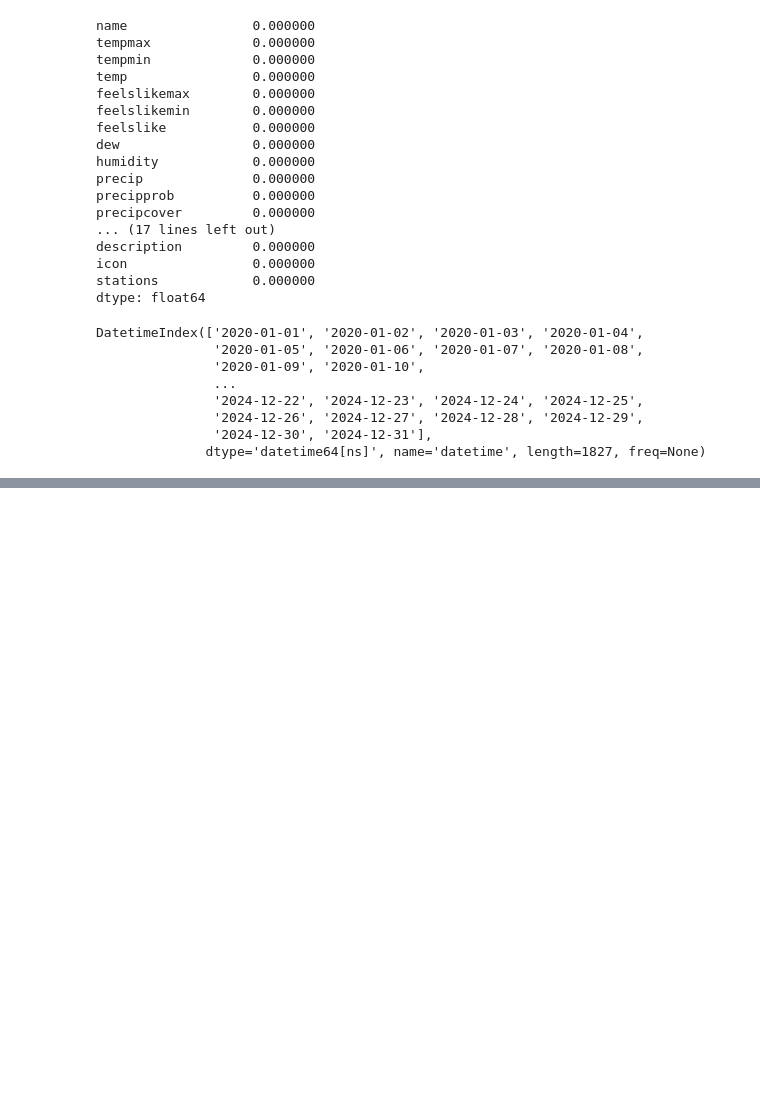
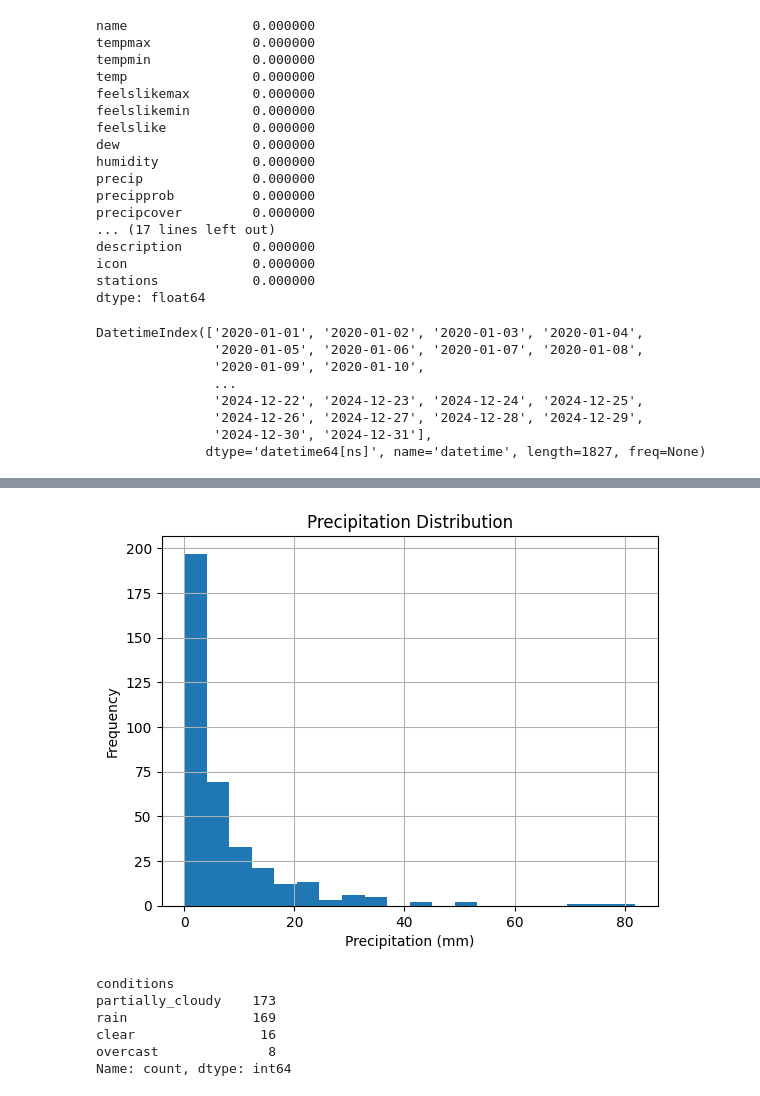
Before and after one commit to caleb-mwasikira/weather_prediction, a Jupyter notebook: weather_prediction.ipynb, the cells around one changed output, grey strips where cells are left out. Drawn from its saved outputs; the diff is of its cells as text; code cells hidden in the pictures; blank space fills up the shorter version.

```diff
--- a/weather_prediction.ipynb
+++ b/weather_prediction.ipynb
@@ -42,0 +45,28 @@ memory usage: 471.0+ KB
+# %%
+def clean_string_column(df, column_name):
+    """
+    Reformats a string column in a Pandas DataFrame:
+    - Removes all whitespace.
+    - Removes all commas.
+    - Converts to lowercase.
+    - Replaces remaining spaces (if any after initial cleanup) with underscores.
+
+    Args:
+        df (pd.DataFrame): The input DataFrame.
+        column_name (str): The name of the column to clean.
+
+    Returns:
+        pd.DataFrame: The DataFrame with the cleaned column.
+    """
+    # Ensure the column is of string type to apply string methods
+    df[column_name] = df[column_name].astype(str)
+
+    df[column_name] = df[column_name].str.replace(r'\s+', '_', regex=True)
+    df[column_name] = df[column_name].str.replace(',', '')
+    df[column_name] = df[column_name].str.lower()
+    df[column_name] = df[column_name].str.replace(' ', '_')
+
+    return df
+
+weather = clean_string_column(weather.copy(), "conditions")
+weather["conditions"].unique()
@@ -93,0 +150,31 @@ weather_2020
+# %%
+# Plot a histogram for rainfall distribution
+weather2020["precip"].hist(bins=20)
+plt.title("Precipitation Distribution")
+plt.xlabel("Precipitation (mm)")
+plt.ylabel("Frequency")
+plt.show()
+# %% [output]
+[figure, added]
+# %%
+def classify_weather(row):
+    if row["precip"] > 4.0:
+        return "rain"
+    elif row["cloudcover"] > 80:
+        return "overcast"
+    elif row["cloudcover"] < 15 and row["solarradiation"] > 500:
+        return "sunny"
+    elif row["cloudcover"] > 40 or row["humidity"] > 70:
+        return "partially_cloudy"
+    else:
+        return "clear"
+
+weather2020["conditions"] = weather2020.apply(classify_weather, axis=1)
+weather2020["conditions"].value_counts()
+# %% [output]
+conditions
+partially_cloudy    173
+rain                169
+clear                16
+overcast              8
+Name: count, dtype: int64
```
Also changed, not shown: parts of 15 cells of this notebook, 3 other files.
